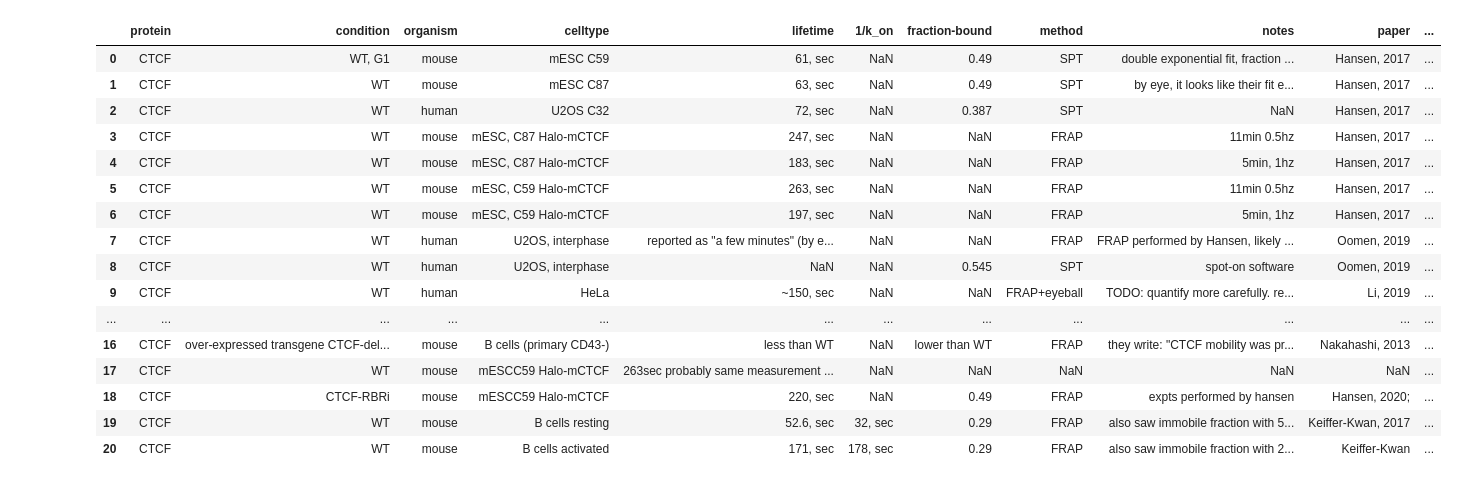
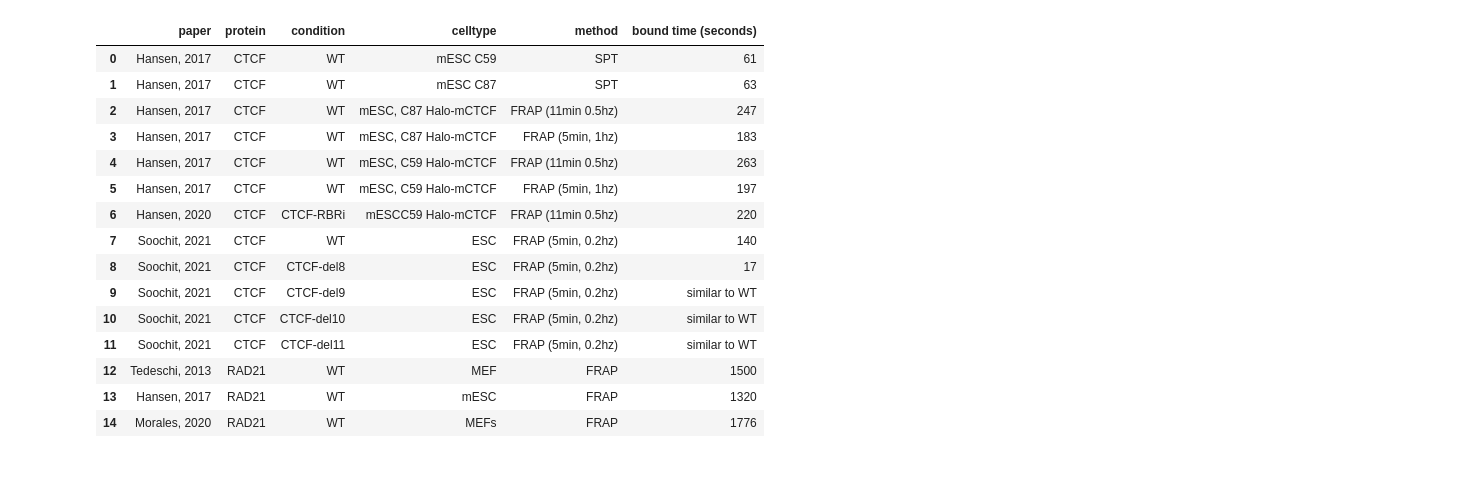
Before and after one commit to Fudenberg-Research-Group/dynamic_extrusion_boundaries, a Jupyter notebook: analysis/experimental_estimation_boundtime.ipynb, the cells around one changed output. Drawn from its saved outputs; the diff is of its cells as text; code cells hidden in the pictures.

```diff
--- a/analysis/experimental_estimation_boundtime.ipynb
+++ b/analysis/experimental_estimation_boundtime.ipynb
@@ -12,22 +13,20 @@ import matplotlib.pyplot as plt
 # %%
-file = pd.read_csv('../data/Copy of 2024-02-20_CTCF-FRAPs - Sheet1.csv')
-#file['lifetime [sec]']=file['lifetime']
+file = pd.read_csv('./data/2024-02-20_CTCF-FRAPs - cleaned1.csv')
 file
 # %% [output]
-|  | protein | condition | organism | celltype | lifetime | 1/k_on | fraction-bound | method | notes | paper | ... |
-| 0 | CTCF | WT, G1 | mouse | mESC C59 | 61, sec | NaN | 0.49 | SPT | double exponential fit, fraction ... | Hansen, 2017 | ... |
-| 1 | CTCF | WT | mouse | mESC C87 | 63, sec | NaN | 0.49 | SPT | by eye, it looks like their fit e... | Hansen, 2017 | ... |
-| 2 | CTCF | WT | human | U2OS C32 | 72, sec | NaN | 0.387 | SPT | NaN | Hansen, 2017 | ... |
-| 3 | CTCF | WT | mouse | mESC, C87 Halo-mCTCF | 247, sec | NaN | NaN | FRAP | 11min 0.5hz | Hansen, 2017 | ... |
-| 4 | CTCF | WT | mouse | mESC, C87 Halo-mCTCF | 183, sec | NaN | NaN | FRAP | 5min, 1hz | Hansen, 2017 | ... |
-| 5 | CTCF | WT | mouse | mESC, C59 Halo-mCTCF | 263, sec | NaN | NaN | FRAP | 11min 0.5hz | Hansen, 2017 | ... |
-| 6 | CTCF | WT | mouse | mESC, C59 Halo-mCTCF | 197, sec | NaN | NaN | FRAP | 5min, 1hz | Hansen, 2017 | ... |
-| 7 | CTCF | WT | human | U2OS, interphase | reported as "a few minutes" (by e... | NaN | NaN | FRAP | FRAP performed by Hansen, likely ... | Oomen, 2019 | ... |
-| 8 | CTCF | WT | human | U2OS, interphase | NaN | NaN | 0.545 | SPT | spot-on software | Oomen, 2019 | ... |
-| 9 | CTCF | WT | human | HeLa | ~150, sec | NaN | NaN | FRAP+eyeball | TODO: quantify more carefully. re... | Li, 2019 | ... |
-| ... | ... | ... | ... | ... | ... | ... | ... | ... | ... | ... | ... |
-| 16 | CTCF | over-expressed transgene CTCF-del... | mouse | B cells (primary CD43-) | less than WT | NaN | lower than WT | FRAP | they write: "CTCF mobility was pr... | Nakahashi, 2013 | ... |
-| 17 | CTCF | WT | mouse | mESCC59 Halo-mCTCF | 263sec probably same measurement ... | NaN | NaN | NaN | NaN | NaN | ... |
-| 18 | CTCF | CTCF-RBRi | mouse | mESCC59 Halo-mCTCF | 220, sec | NaN | 0.49 | FRAP | expts performed by hansen | Hansen, 2020; | ... |
-| 19 | CTCF | WT | mouse | B cells resting | 52.6, sec | 32, sec | 0.29 | FRAP | also saw immobile fraction with 5... | Keiffer-Kwan, 2017 | ... |
-| 20 | CTCF | WT | mouse | B cells activated | 171, sec | 178, sec | 0.29 | FRAP | also saw immobile fraction with 2... | Keiffer-Kwan | ... |
+|  | paper | protein | condition | celltype | method | bound time (seconds) |
+| 0 | Hansen, 2017 | CTCF | WT | mESC C59 | SPT | 61 |
+| 1 | Hansen, 2017 | CTCF | WT | mESC C87 | SPT | 63 |
+| 2 | Hansen, 2017 | CTCF | WT | mESC, C87 Halo-mCTCF | FRAP (11min 0.5hz) | 247 |
+| 3 | Hansen, 2017 | CTCF | WT | mESC, C87 Halo-mCTCF | FRAP (5min, 1hz) | 183 |
+| 4 | Hansen, 2017 | CTCF | WT | mESC, C59 Halo-mCTCF | FRAP (11min 0.5hz) | 263 |
+| 5 | Hansen, 2017 | CTCF | WT | mESC, C59 Halo-mCTCF | FRAP (5min, 1hz) | 197 |
+| 6 | Hansen, 2020 | CTCF | CTCF-RBRi | mESCC59 Halo-mCTCF | FRAP (11min 0.5hz) | 220 |
+| 7 | Soochit, 2021 | CTCF | WT | ESC | FRAP (5min, 0.2hz) | 140 |
+| 8 | Soochit, 2021 | CTCF | CTCF-del8 | ESC | FRAP (5min, 0.2hz) | 17 |
+| 9 | Soochit, 2021 | CTCF | CTCF-del9 | ESC | FRAP (5min, 0.2hz) | similar to WT |
+| 10 | Soochit, 2021 | CTCF | CTCF-del10 | ESC | FRAP (5min, 0.2hz) | similar to WT |
+| 11 | Soochit, 2021 | CTCF | CTCF-del11 | ESC | FRAP (5min, 0.2hz) | similar to WT |
+| 12 | Tedeschi, 2013 | RAD21 | WT | MEF | FRAP | 1500 |
+| 13 | Hansen, 2017 | RAD21 | WT | mESC | FRAP | 1320 |
+| 14 | Morales, 2020 | RAD21 | WT | MEFs | FRAP | 1776 |
```
Also changed, not shown: parts of 14 cells of this notebook, 1 other file.
